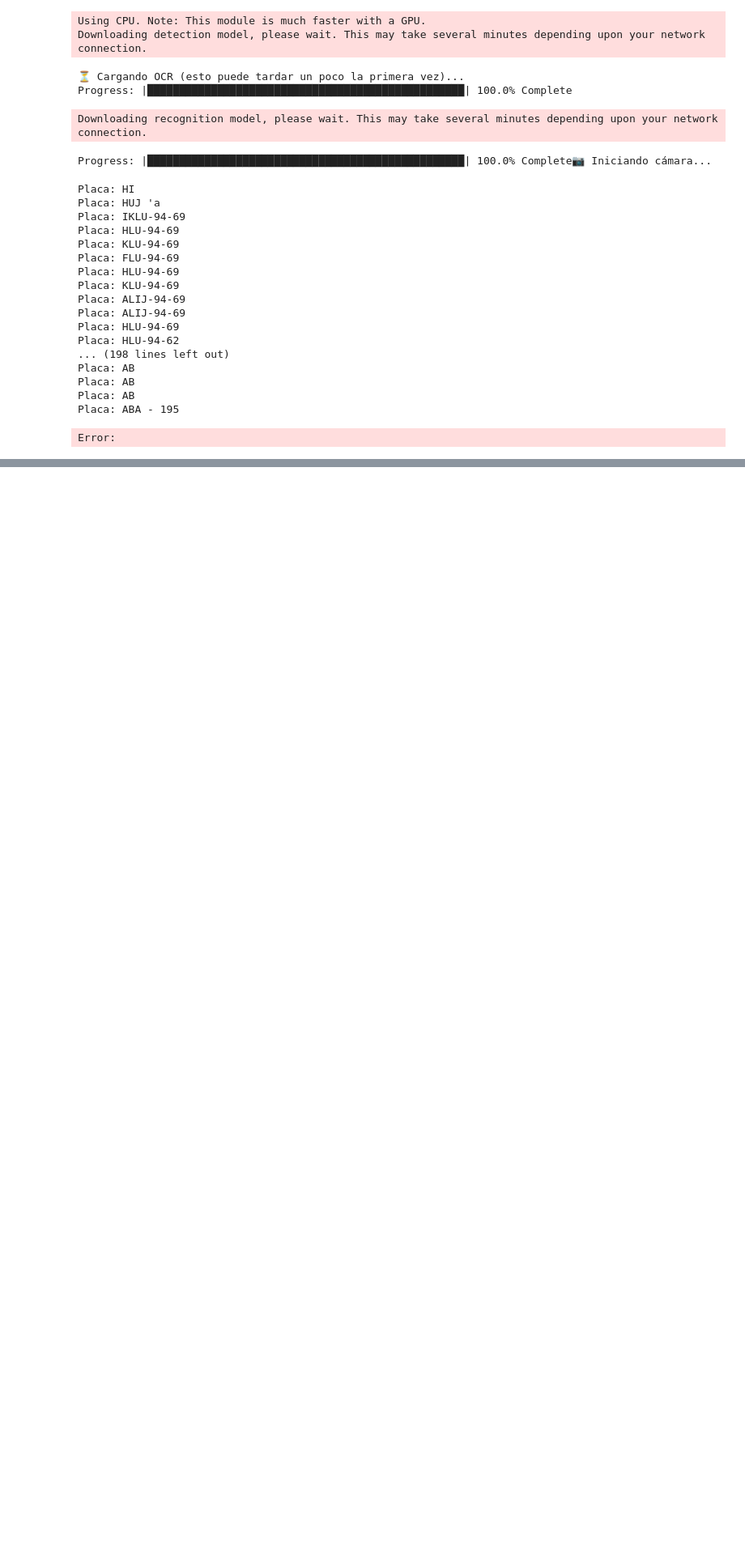
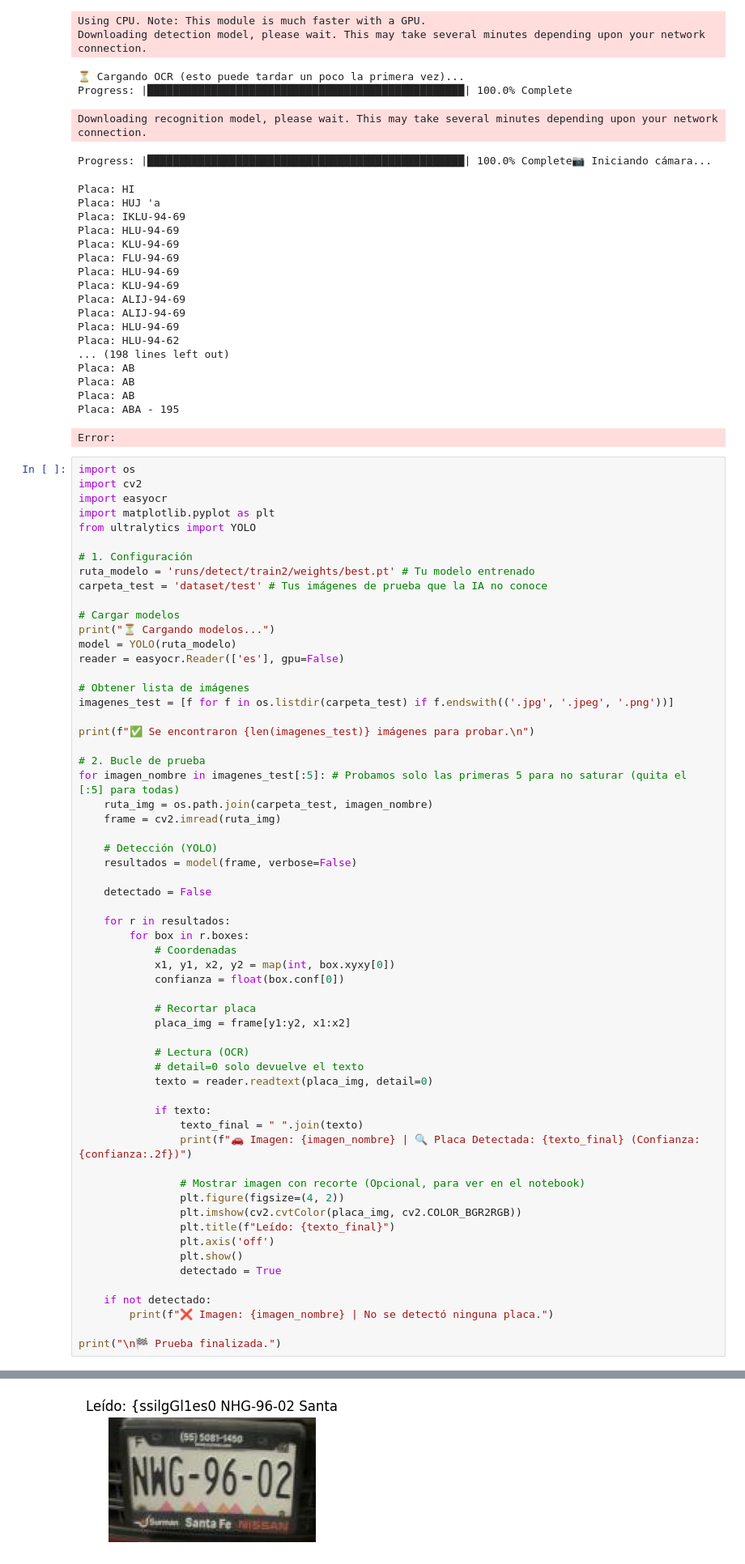
Before and after one commit to jacq1813/Topicos_IA, a Jupyter notebook: Unidad4/ProyectoDeteccionPlacas/ModeloDetectorPlacas/Prueba2.ipynb, the cells around one changed output, grey strips where cells are left out. Shown at 81% size. Cells and saved outputs as stored; diff of their text form; blank space fills up the shorter version.

```diff
--- a/Unidad4/ProyectoDeteccionPlacas/ModeloDetectorPlacas/Prueba2.ipynb
+++ b/Unidad4/ProyectoDeteccionPlacas/ModeloDetectorPlacas/Prueba2.ipynb
@@ -255,3 +255,64 @@ Placa: AB
 Placa: AB
 Placa: ABA - 195
 Error:
+# %%
+import os
+import cv2
+import easyocr
+import matplotlib.pyplot as plt
+from ultralytics import YOLO
+
+# 1. Configuración
+ruta_modelo = 'runs/detect/train2/weights/best.pt' # Tu modelo entrenado
+carpeta_test = 'dataset/test' # Tus imágenes de prueba que la IA no conoce
+
+# Cargar modelos
+print("⏳ Cargando modelos...")
+model = YOLO(ruta_modelo)
+reader = easyocr.Reader(['es'], gpu=False)
+
+# Obtener lista de imágenes
+imagenes_test = [f for f in os.listdir(carpeta_test) if f.endswith(('.jpg', '.jpeg', '.png'))]
+
+print(f"✅ Se encontraron {len(imagenes_test)} imágenes para probar.\n")
+
+# 2. Bucle de prueba
+for imagen_nombre in imagenes_test[:5]: # Probamos solo las primeras 5 para no saturar (quita el [:5] para todas)
+    ruta_img = os.path.join(carpeta_test, imagen_nombre)
+    frame = cv2.imread(ruta_img)
+
+    # Detección (YOLO)
+    resultados = model(frame, verbose=False)
+
+    detectado = False
+
+    for r in resultados:
+        for box in r.boxes:
+            # Coordenadas
+            x1, y1, x2, y2 = map(int, box.xyxy[0])
+            confianza = float(box.conf[0])
+
+            # Recortar placa
+            placa_img = frame[y1:y2, x1:x2]
+
+            # Lectura (OCR)
+            # detail=0 solo devuelve el texto
+            texto = reader.readtext(placa_img, detail=0)
+
+            if texto:
+                texto_final = " ".join(texto)
+                print(f"🚗 Imagen: {imagen_nombre} | 🔍 Placa Detectada: {texto_final} (Confianza: {confianza:.2f})")
+
+                # Mostrar imagen con recorte (Opcional, para ver en el notebook)
+                plt.figure(figsize=(4, 2))
+                plt.imshow(cv2.cvtColor(placa_img, cv2.COLOR_BGR2RGB))
+                plt.title(f"Leído: {texto_final}")
+                plt.axis('off')
+                plt.show()
+                detectado = True
+
+    if not detectado:
+        print(f"❌ Imagen: {imagen_nombre} | No se detectó ninguna placa.")
+
+print("\n🏁 Prueba finalizada.")
+# %% [output]
@@ -257,0 +324 @@ Error:
+[figure, added]
```
Also changed, not shown: parts of 3 cells of this notebook.
